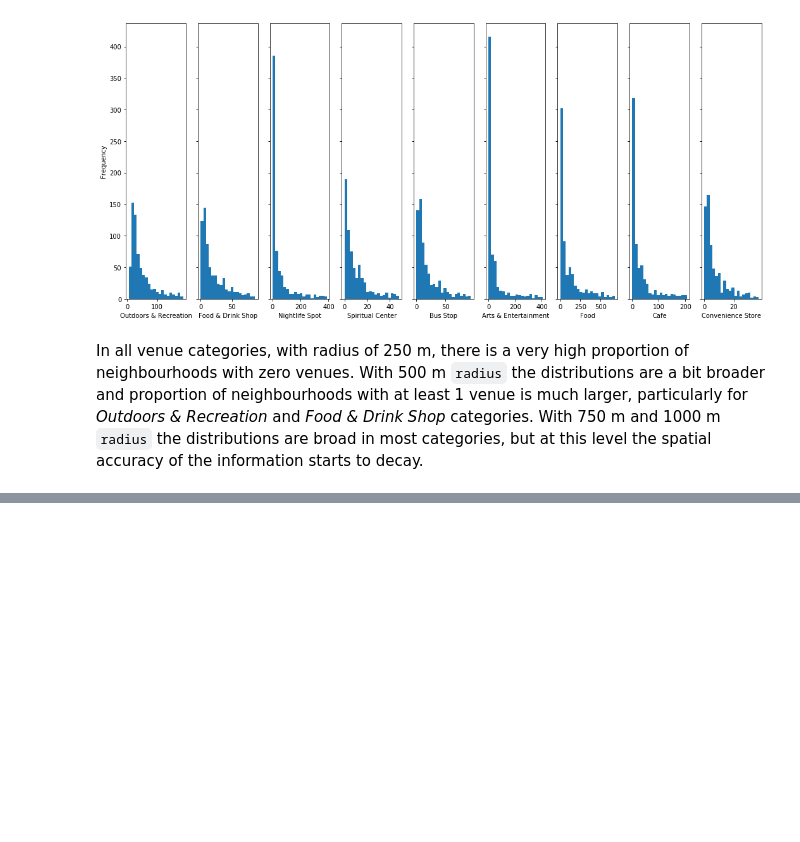
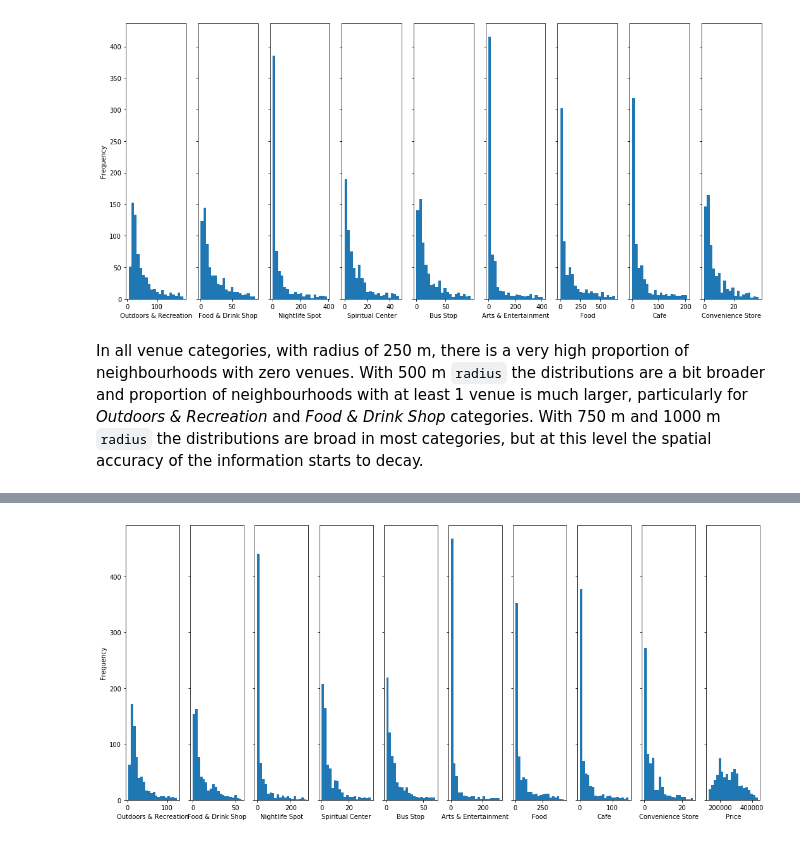
Before and after one commit to sanntann/Coursera_Capstone, a Jupyter notebook: WhereToBuyInEdinburgh.ipynb, the cells around one changed output, grey strips where cells are left out. Cells and saved outputs as stored; diff of their text form; code cells hidden in the pictures; blank space fills up the shorter version.

```diff
--- a/WhereToBuyInEdinburgh.ipynb
+++ b/WhereToBuyInEdinburgh.ipynb
@@ -1004,0 +1061,2 @@ The function ``mean_price_in_all_areas`` defined above returns the mean price of
+# %%
+RADIUS = 750
@@ -1004,0 +1067,9 @@ The function ``mean_price_in_all_areas`` defined above returns the mean price of
+# %%
+df_features_venues = number_of_venues_in_all_areas(RADIUS, df_venues, df_venue_distances, df_neighbourhoods)
+prices = mean_price_in_all_areas(RADIUS, df_property, df_property_distances,
+                                 df_neighbourhoods, bedrooms=[2], min_count=5)
+df_features_prices = pd.DataFrame({'Price': prices})
+df_features_all = df_features_venues.join(df_features_prices)
+plot_multiple_histograms(df_features_all)
+# %% [output]
+[figure, added]
```
Also changed, not shown: parts of 20 cells of this notebook.
